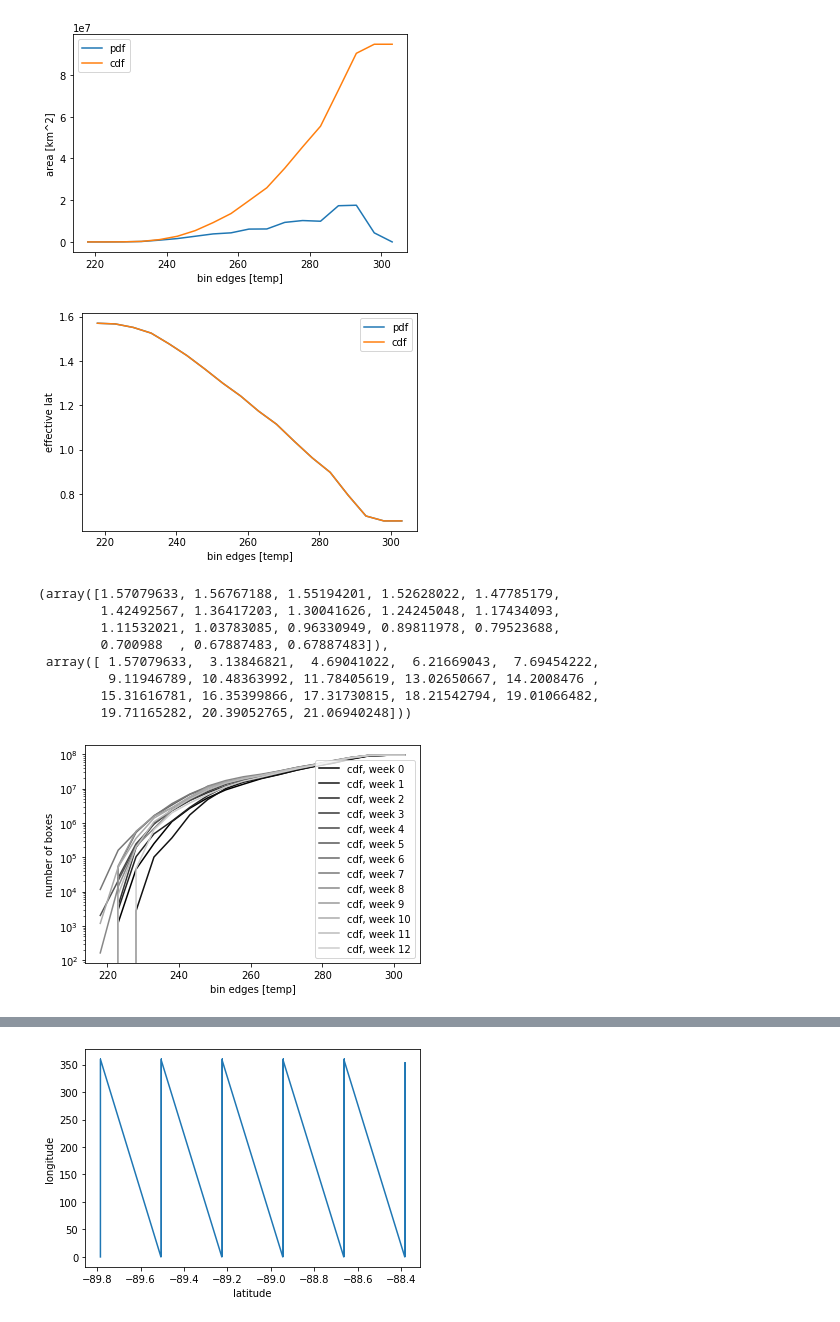
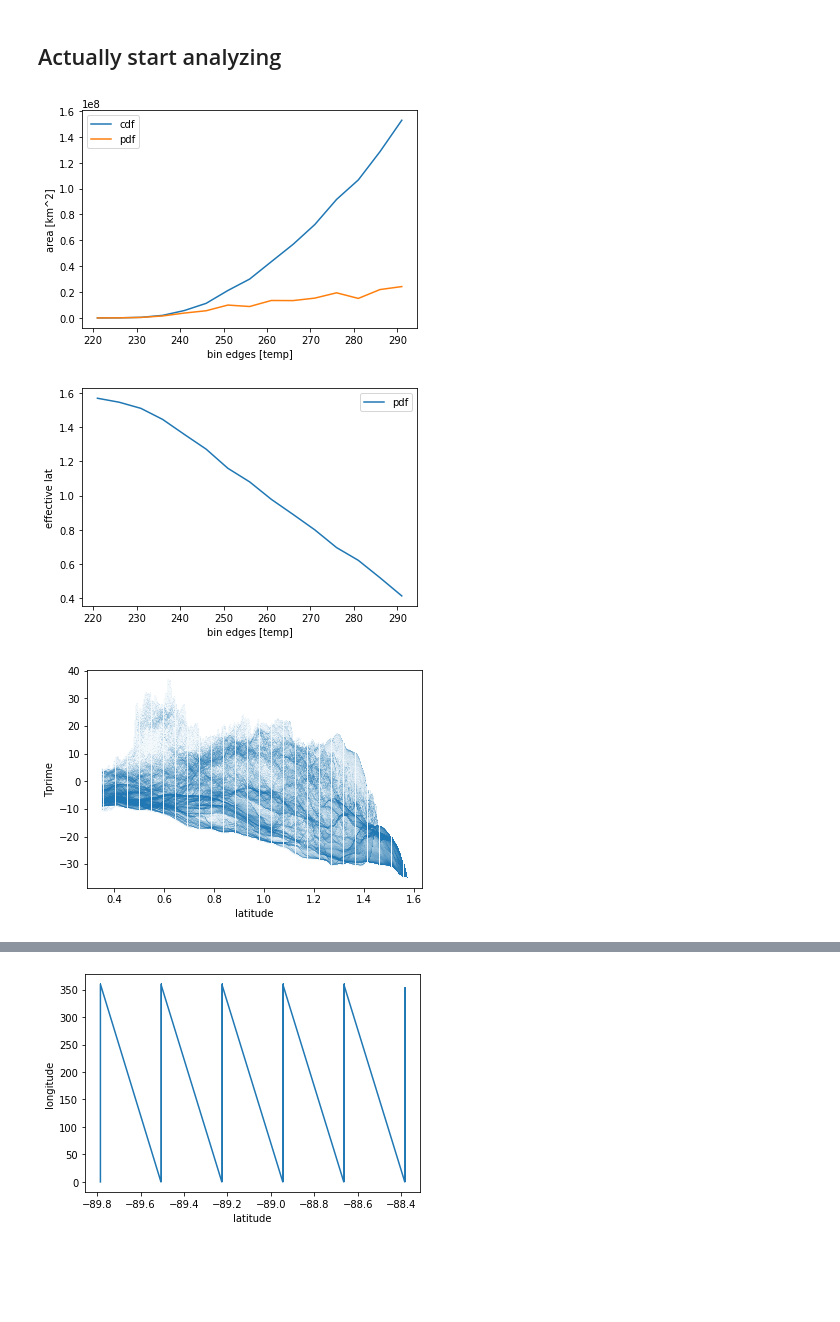
Before and after one commit to geosciences-data-practicum/reanalysis_getter, a Jupyter notebook: analysis/amandas_grid_counting.ipynb, the cells around one changed output, grey strips where cells are left out. Cells and saved outputs as stored; diff of their text form; code cells hidden in the pictures; blank space fills up the shorter version.

```diff
--- a/analysis/amandas_grid_counting.ipynb
+++ b/analysis/amandas_grid_counting.ipynb
@@ -11,3 +13,5 @@ import matplotlib.pyplot as plt
 #set logistical global vars
 R_earth = 6367.47 #km
 dphi = 0.25*np.pi/180. #radians, this is also dlambda
+
+data_array = pd.read_csv('/project2/geos39650/jet_stream/data/t2m_temp_1207_0208.csv') #this one is with latitude cut aboe mexio
@@ -84,30 +47,35 @@ lat_cut_bools = all_weeks_df['lat']>20
+# %% [markdown]
+## Actually start analyzing
 # %%
-def plots(binedges,pdf,cdf,ylab):
+#all analysis functions
+def plots(binedges,pdf,xlab,cdf=None):
+    if cdf is not None:
+        plt.plot(binedges,cdf,label='cdf')
     plt.plot(binedges,pdf,label='pdf')
-    plt.plot(binedges,cdf,label='cdf')
     plt.xlabel('bin edges [temp]')
-    plt.ylabel(ylab)
+    plt.ylabel(xlab)
     plt.legend()
     plt.show()
+
 def dists_of_boxes(temp_df,plot=False):
     #number of boxes at each temp
     pdf_boxes, binedges = np.histogram(temp_df,bins=Tbins)
     #number of boxes below each temp
     cdf_boxes=np.cumsum(pdf_boxes)
     if plot:
-        plots(binedges[:-1],pdf_boxes,cdf_boxes,'number of boxes')
+        plots(binedges[:-1],pdf_boxes,'number of boxes',cdf=cdf_boxes)
     return binedges[:-1], pdf_boxes, cdf_boxes
 
 #area
 def dists_of_areas(temp_df,lat,plot=False):
     #weight entry by box area so that y axis is no longer the number of boxes, but rather the area taken up by each box
+    #this is the area of each grid cell
     #lat = air_df['lat'][air_df['lat']>20]*np.pi/180. #np.linspace(np.pi/2.,np.pi/2.*(1-1/4.),num=100)
-    #this is the area of each grid cell
     areas = (R_earth*dphi)**2 * np.cos(lat)
     pdf_areas, binedges = np.histogram(temp_df,bins=Tbins,weights=areas)
     cdf_areas=np.cumsum(pdf_areas)
     if plot:
-        plots(binedges[:-1],pdf_areas,cdf_areas,'area [km^2]')
+        plots(binedges[:-1],pdf_areas,'area [km^2]',cdf=cdf_areas)
 
     return binedges[:-1], pdf_areas, cdf_areas
 
@@ -118,41 +86,28 @@ def dists_of_lat_eff(cdf_areas,binedges=None,plot=False):
     #so 1-A/(2piR^2) = sin(lat_eff)
     #but remember latitude is defined to start at pi at the north pole
     pdf_lat_effs = np.pi/2.-np.arccos(1-cdf_areas / (2*np.pi*R_earth**2) )
-    cdf_lat_effs = np.cumsum(pdf_lat_effs)
     if plot:
-        plots(binedges,pdf_lat_effs,pdf_lat_effs,'effective lat')
-    return pdf_lat_effs, cdf_lat_effs
+        plots(binedges,pdf_lat_effs,'effective lat')
+    return pdf_lat_effs
+
+def T_prime(data_array,temp_binedges,pdf_lat_effs):
+    #take a lat,lon point
+    true_lat = data_array.latitude
+    true_long =data_array.longitude
+    #calculate T_ref with just the latitude, given the effective lat vs temp contour relation
+    T_ref = np.interp(true_lat,np.flip(pdf_lat_effs),np.flip(temp_binedges))
+    #calculate T'(lat,lon) which is T_true(lat,lon,time) - T_ref(lat,lon,time)
+    Tprime = T_ref - data_array.t2m #this is a function of longitude and time
+    return Tprime
-# %%
-# Temps=all_weeks_df['t2m'][lat_cut_bools]
-# times = all_weeks_df['time']
-# lats = all_weeks_df['lat'][lat_cut_bools]*np.pi/180.
-
-binedgs, pdf_area,cdf_area = dists_of_areas(Temps[times==times[0]],lats[times==times[0]],plot=True)
-dists_of_lat_eff(cdf_area,binedges=binedgs,plot=True)
-# %% [output]
-[figure, removed]
-[figure, removed]
-(array([1.57079633, 1.56767188, 1.55194201, 1.52628022, 1.47785179,
-        1.42492567, 1.36417203, 1.30041626, 1.24245048, 1.17434093,
-        1.11532021, 1.03783085, 0.96330949, 0.89811978, 0.79523688,
-        0.700988  , 0.67887483, 0.67887483]),
- array([ 1.57079633,  3.13846821,  4.69041022,  6.21669043,  7.69454222,
-         9.11946789, 10.48363992, 11.78405619, 13.02650667, 14.2008476 ,
-        15.31616781, 16.35399866, 17.31730815, 18.21542794, 19.01066482,
-        19.71165282, 20.39052765, 21.06940248]))
-# %%
-pdf = np.zeros([len(weeks),len(Tbins)-1])
-cdf = np.zeros([len(weeks),len(Tbins)-1])
-colors = np.linspace(0,0.8,num=len(weeks),dtype=str)
-for w in weeks:
-    timestamp = times[w]
-    this_week_temp = Temps[times==timestamp]
-    x,pdf[w,:],cdf[w,:] = dists_of_areas(this_week_temp,lats[times==timestamp])
-    plt.plot(x,cdf[w],label='cdf, week %i'%w,c=colors[w])
-plt.legend()
-plt.xlabel('bin edges [temp]')
-plt.ylabel('area [km^2]')
-plt.yscale('log')
-plt.show()
-# %% [output]
-[figure, removed]
+# %%
+binedgs, pdf_area,cdf_area = dists_of_areas(data_array.t2m[times==times[0]],data_array.latitude[times==times[0]],plot=True)
+pdf_lat_effs = dists_of_lat_eff(cdf_area,binedges=binedgs,plot=True)
+Tprime= T_prime(data_array[times==times[0]],binedgs,pdf_lat_effs)
+plt.plot(data_array.latitude[times==times[0]],Tprime,alpha=0.05,marker=',')
+plt.xlabel('latitude')
+plt.ylabel('Tprime')
+plt.show()
+# %% [output]
+[figure, added]
+[figure, added]
+[figure, added]
```
Also changed, not shown: parts of 43 cells of this notebook.
